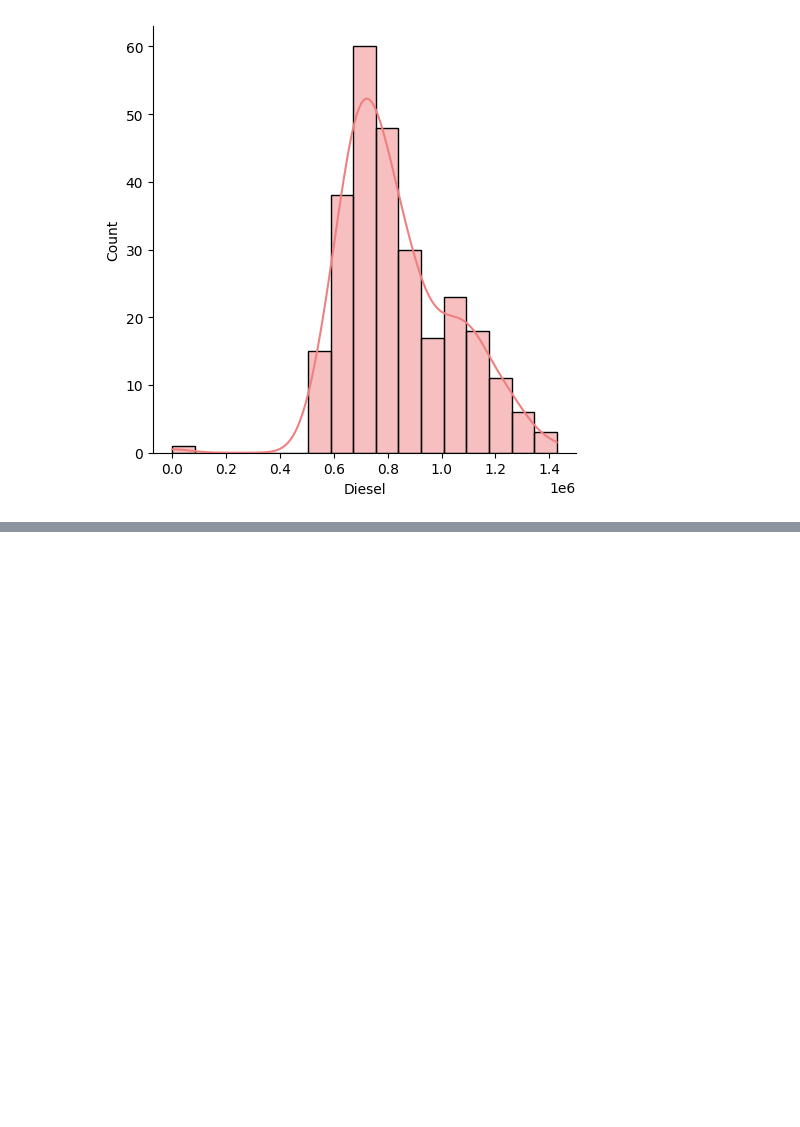
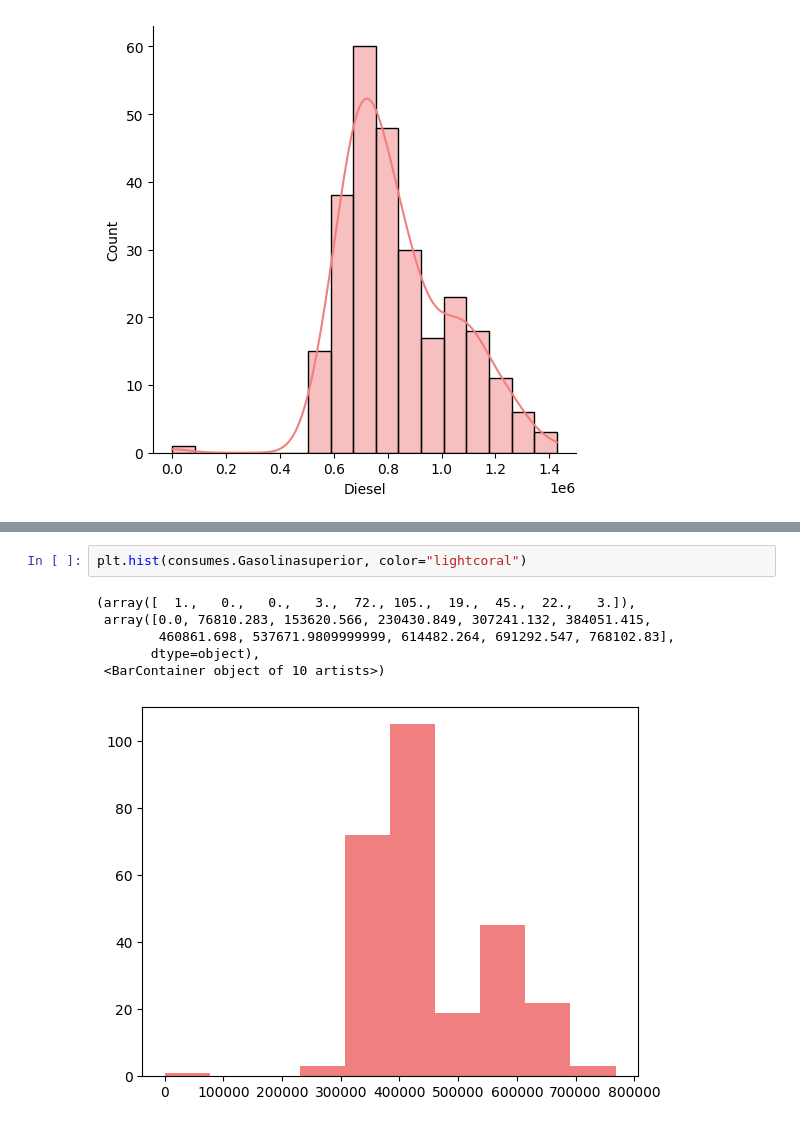
Before and after one commit to AndresQuinto5/HDT2-DS, a Jupyter notebook: HDT2-DS.ipynb, the cells around one changed output, grey strips where cells are left out. Cells and saved outputs as stored; diff of their text form; blank space fills up the shorter version.

```diff
--- a/HDT2-DS.ipynb
+++ b/HDT2-DS.ipynb
@@ -123,0 +135,9 @@ for var in Relevantes:
+# %%
+plt.hist(consumes.Gasolinasuperior, color="lightcoral")
+# %% [output]
+(array([  1.,   0.,   0.,   3.,  72., 105.,  19.,  45.,  22.,   3.]),
+ array([0.0, 76810.283, 153620.566, 230430.849, 307241.132, 384051.415,
+        460861.698, 537671.9809999999, 614482.264, 691292.547, 768102.83],
+       dtype=object),
+ <BarContainer object of 10 artists>)
+[figure, added]
```
Also changed, not shown: parts of 15 cells of this notebook.
